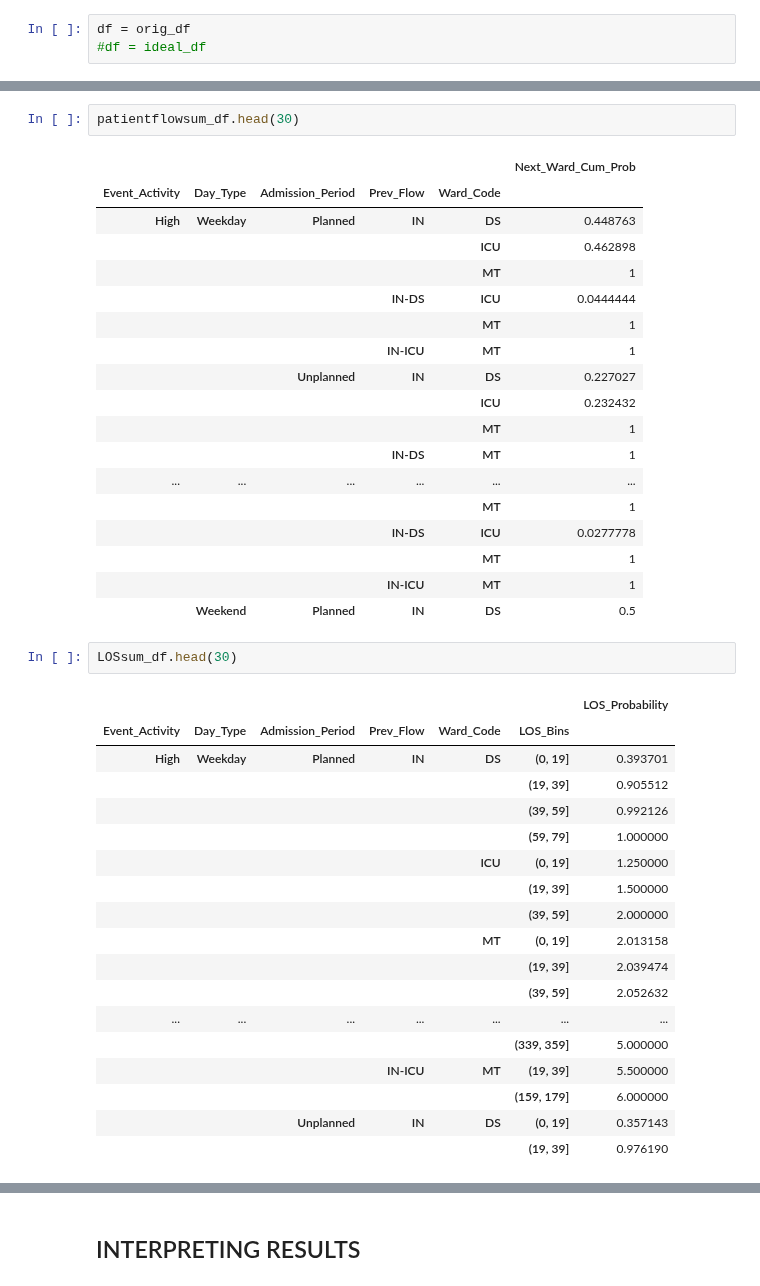
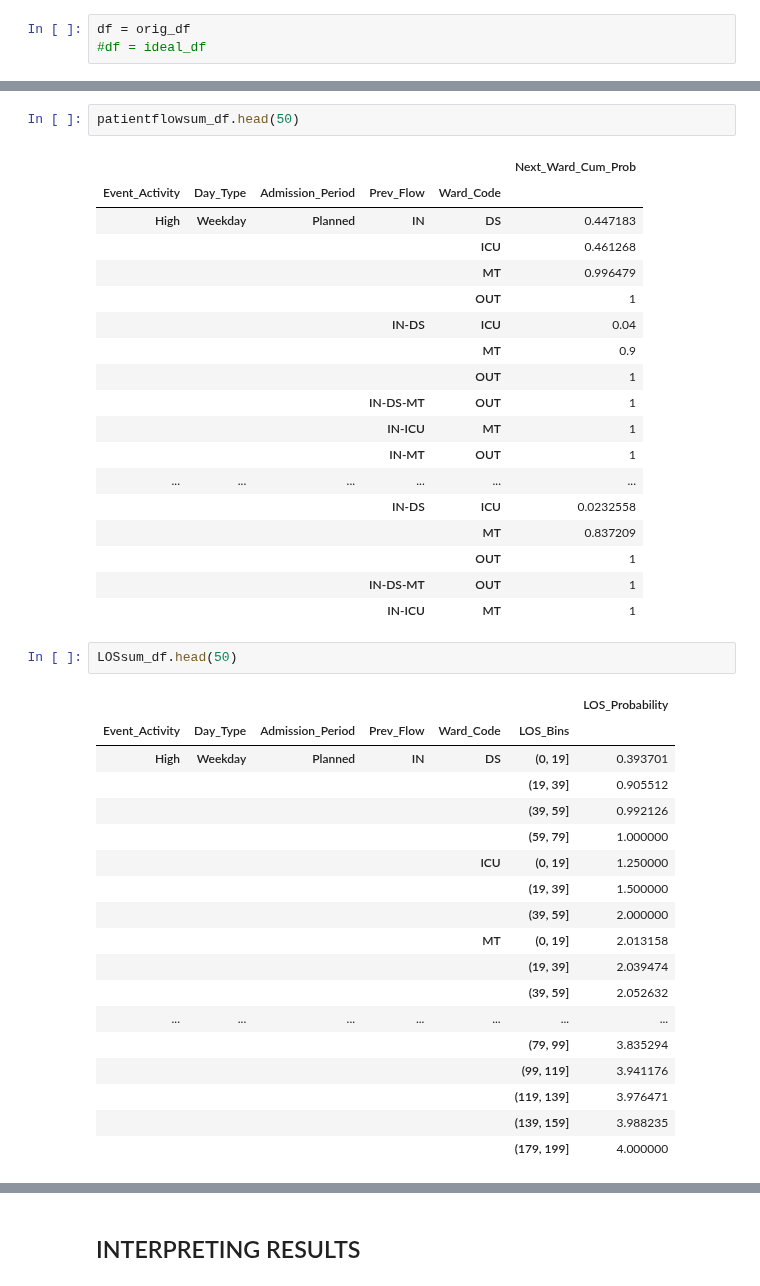
Before and after one commit to markoaldred/dash_app, a Jupyter notebook: Patient_Cap_Sim.ipynb, the cells around one changed output, grey strips where cells are left out. Drawn from its saved outputs; the diff is of its cells as text.

```diff
--- a/Patient_Cap_Sim.ipynb
+++ b/Patient_Cap_Sim.ipynb
@@ -536,28 +818,28 @@ arrivalsum_df.head(30)
 |  |  | Unplanned | (0, 9] | 0.428571 |
 |  |  |  | (9, 19] | 0.761905 |
 # %%
-patientflowsum_df.head(30)
+patientflowsum_df.head(50)
 # %% [output]
 |  |  |  |  |  | Next_Ward_Cum_Prob |
 | Event_Activity | Day_Type | Admission_Period | Prev_Flow | Ward_Code |  |
-| High | Weekday | Planned | IN | DS | 0.448763 |
-|  |  |  |  | ICU | 0.462898 |
-|  |  |  |  | MT | 1 |
-|  |  |  | IN-DS | ICU | 0.0444444 |
-|  |  |  |  | MT | 1 |
+| High | Weekday | Planned | IN | DS | 0.447183 |
+|  |  |  |  | ICU | 0.461268 |
+|  |  |  |  | MT | 0.996479 |
+|  |  |  |  | OUT | 1 |
+|  |  |  | IN-DS | ICU | 0.04 |
+|  |  |  |  | MT | 0.9 |
+|  |  |  |  | OUT | 1 |
+|  |  |  | IN-DS-MT | OUT | 1 |
 |  |  |  | IN-ICU | MT | 1 |
-|  |  | Unplanned | IN | DS | 0.227027 |
-|  |  |  |  | ICU | 0.232432 |
-|  |  |  |  | MT | 1 |
-|  |  |  | IN-DS | MT | 1 |
+|  |  |  | IN-MT | OUT | 1 |
 | ... | ... | ... | ... | ... | ... |
-|  |  |  |  | MT | 1 |
-|  |  |  | IN-DS | ICU | 0.0277778 |
-|  |  |  |  | MT | 1 |
+|  |  |  | IN-DS | ICU | 0.0232558 |
+|  |  |  |  | MT | 0.837209 |
+|  |  |  |  | OUT | 1 |
+|  |  |  | IN-DS-MT | OUT | 1 |
 |  |  |  | IN-ICU | MT | 1 |
-|  | Weekend | Planned | IN | DS | 0.5 |
 # %%
-LOSsum_df.head(30)
+LOSsum_df.head(50)
 # %% [output]
 |  |  |  |  |  |  | LOS_Probability |
 | Event_Activity | Day_Type | Admission_Period | Prev_Flow | Ward_Code | LOS_Bins |  |
@@ -572,8 +854,8 @@ LOSsum_df.head(30)
 |  |  |  |  |  | (19, 39] | 2.039474 |
 |  |  |  |  |  | (39, 59] | 2.052632 |
 | ... | ... | ... | ... | ... | ... | ... |
-|  |  |  |  |  | (339, 359] | 5.000000 |
-|  |  |  | IN-ICU | MT | (19, 39] | 5.500000 |
-|  |  |  |  |  | (159, 179] | 6.000000 |
-|  |  | Unplanned | IN | DS | (0, 19] | 0.357143 |
-|  |  |  |  |  | (19, 39] | 0.976190 |
+|  |  |  |  |  | (79, 99] | 3.835294 |
+|  |  |  |  |  | (99, 119] | 3.941176 |
+|  |  |  |  |  | (119, 139] | 3.976471 |
+|  |  |  |  |  | (139, 159] | 3.988235 |
+|  |  |  |  |  | (179, 199] | 4.000000 |
```
Also changed, not shown: parts of 25 cells of this notebook, 43 other files.
